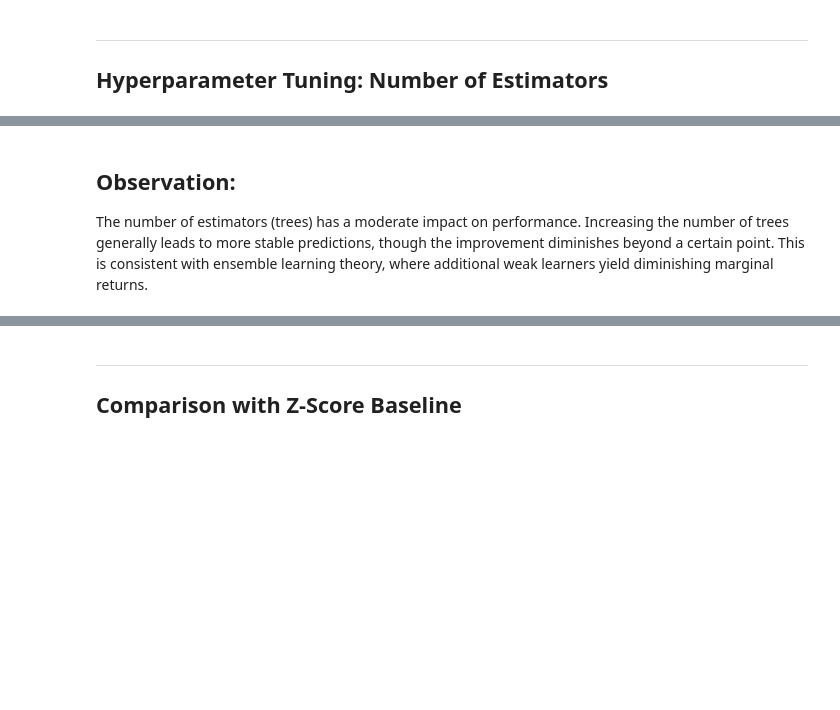
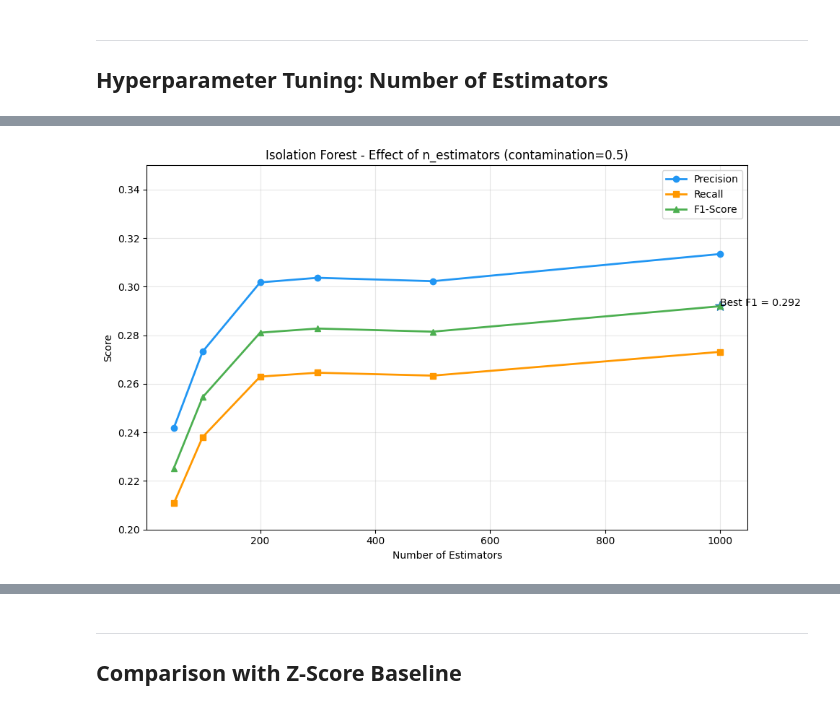
Before and after one commit to yatharthagarwal0620-art/network-anomaly-detection, a Jupyter notebook: notebooks/04_Isolation_Forest.ipynb, the cells around one changed output, grey strips where cells are left out. Drawn from its saved outputs; the diff is of its cells as text; code cells hidden in the pictures; blank space fills up the shorter version.

Commit message:
Changes in Isolation Forest Notebook(Hyper Parameter tuning) and F1 Score from 0.254 to 0.292

```diff
--- a/notebooks/04_Isolation_Forest.ipynb
+++ b/notebooks/04_Isolation_Forest.ipynb
@@ -173,7 +228,7 @@ def evaluate_isolation_forest(contamination, X_scaled, y_true):
 # %%
 #Evaluate multiple contamination rates
 
-contamination_rates = [0.1, 0.2, 0.3, 0.4, 0.5]
+contamination_rates = [0.1, 0.2, 0.3, 0.4, 0.5,0,57]
 
 results = []
 for rate in contamination_rates:
@@ -474,7 +603,7 @@ The permutation importance analysis reveals which network flow features are most
 
 best_contamination = best_result['contamination']
 
-n_estimators_list = [50, 100, 200, 300]
+n_estimators_list = [50, 100, 200, 300,500,1000]
 estimator_results = []
 
 for n_est in n_estimators_list:
@@ -510,30 +655,43 @@ print(est_df.to_string(index=False))
 # %%
 #Visualize n_estimators effect
 
 fig, ax = plt.subplots(figsize=(10, 6))
 
 ax.plot(est_df['n_estimators'], est_df['Precision'],
         marker='o', linewidth=2, label='Precision', color='#2196F3')
 ax.plot(est_df['n_estimators'], est_df['Recall'],
         marker='s', linewidth=2, label='Recall', color='#FF9800')
 ax.plot(est_df['n_estimators'], est_df['F1-Score'],
         marker='^', linewidth=2, label='F1-Score', color='#4CAF50')
 
 ax.set_xlabel('Number of Estimators')
 ax.set_ylabel('Score')
 ax.set_title(f'Isolation Forest - Effect of n_estimators (contamination={best_contamination})')
 ax.legend()
-ax.set_ylim(0, 1.0)
+ax.set_ylim(0.20, 0.35)
 ax.grid(alpha=0.3)
+best_idx = est_df['F1-Score'].idxmax()
+
+ax.scatter(
+    est_df.loc[best_idx, 'n_estimators'],
+    est_df.loc[best_idx, 'F1-Score'],
+    s=100,
+    marker='*'
+)
+ax.annotate(
+    f"Best F1 = {est_df['F1-Score'].max():.3f}",
+    (
+        est_df.loc[best_idx, 'n_estimators'],
+        est_df.loc[best_idx, 'F1-Score']
+    )
+)
 
 plt.tight_layout()
 plt.savefig(
     "../figures/iforest_n_estimators_effect.png",
     dpi=300,
     bbox_inches="tight"
 )
 plt.show()
+# %% [output]
+[figure, added]
-# %% [markdown]
-## Observation:
-
-The number of estimators (trees) has a moderate impact on performance. Increasing the number of trees generally leads to more stable predictions, though the improvement diminishes beyond a certain point. This is consistent with ensemble learning theory, where additional weak learners yield diminishing marginal returns.
```
Also changed, not shown: parts of 21 cells of this notebook, 8 other files.
